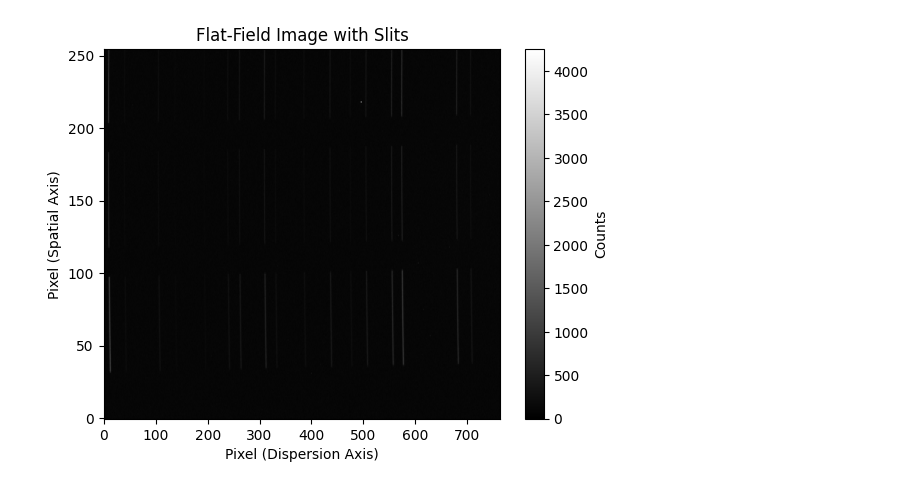
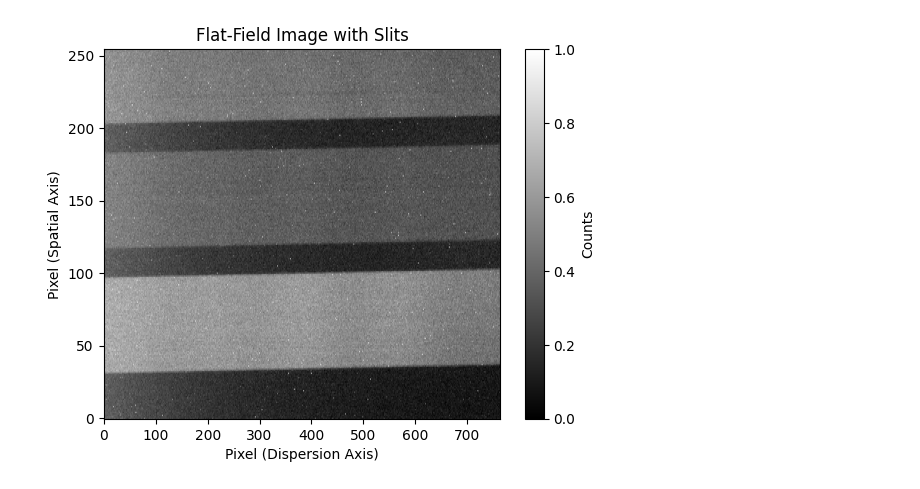
Before and after one commit to emsonmez/AST_443, a Jupyter notebook: Lab_1/Jiyun_work/section_4.4.ipynb, the cells around one changed output. Cells and saved outputs as stored; diff of their text form; code cells hidden in the pictures.

```diff
--- a/Lab_1/Jiyun_work/section_4.4.ipynb
+++ b/Lab_1/Jiyun_work/section_4.4.ipynb
@@ -5,17 +5,24 @@ import matplotlib.pyplot as plt
 from astropy.io import fits
 from scipy import stats, optimize
 from numpy.polynomial import Polynomial
+from astropy.visualization import ZScaleInterval
+zscale=ZScaleInterval()
 # %%
-flat_field = fits.open('../FITS_Files/3.4_Spectropic_Neon_10_sec.00000000.FIT')
+#4.4.1
+flat_field = fits.open('../FITS_Files/3.4_Spectropic_Flat_Fields_10_sec.00000003.FLAT.FIT')
 flat_data = flat_field[0].data
 # Extracts the 2D data from the first extension of the FITS file
 
+# Set vmin and vmax for better contrast
+vmin = np.percentile(flat_data, 5)   # Lower 5% of the data
+vmax = np.percentile(flat_data, 95)  # Upper 95% of the data
+
 # Plot the image to inspect the spectra
-plt.imshow(flat_data, cmap='gray', origin='lower', aspect='auto')
+plt.imshow(zscale(flat_data), cmap='gray', origin='lower', aspect='auto')
 plt.colorbar(label='Counts')
 plt.title('Flat-Field Image with Slits')
 plt.xlabel('Pixel (Dispersion Axis)')
 plt.ylabel('Pixel (Spatial Axis)')
 plt.show()
 # %% [output]
-[figure, old version]
+[figure, new version]
```
Also changed, not shown: parts of 7 cells of this notebook, 37 other files.
